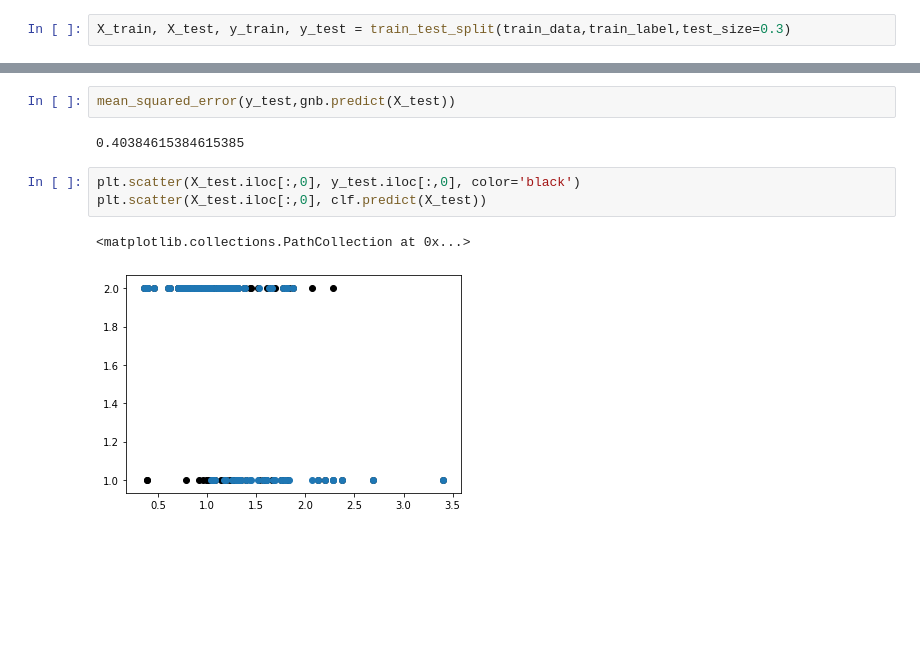
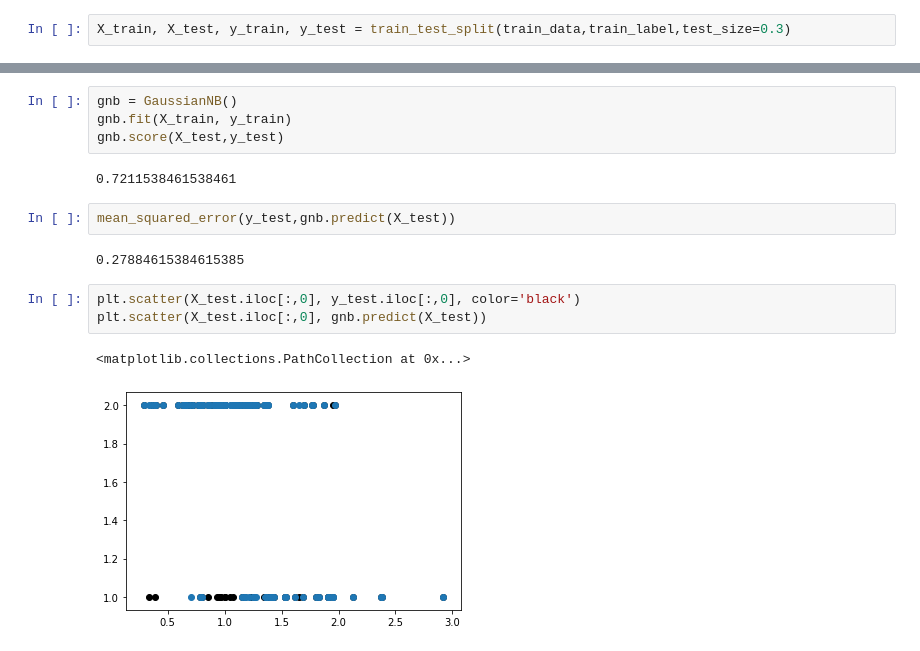
Before and after one commit to jefffang19/MachineLearningHomeWork, a Jupyter notebook: B053040017_HW3.ipynb, the cells around one changed output, grey strips where cells are left out. Drawn from its saved outputs; the diff is of its cells as text; blank space fills up the shorter version.

```diff
--- a/B053040017_HW3.ipynb
+++ b/B053040017_HW3.ipynb
@@ -221,10 +231,16 @@ clf.score(X_test,y_test)
+# %%
+gnb = GaussianNB()
+gnb.fit(X_train, y_train)
+gnb.score(X_test,y_test)
+# %% [output]
+0.7211538461538461
 # %%
 mean_squared_error(y_test,gnb.predict(X_test))
 # %% [output]
-0.40384615384615385
+0.27884615384615385
 # %%
 plt.scatter(X_test.iloc[:,0], y_test.iloc[:,0], color='black')
-plt.scatter(X_test.iloc[:,0], clf.predict(X_test))
+plt.scatter(X_test.iloc[:,0], gnb.predict(X_test))
 # %% [output]
 <matplotlib.collections.PathCollection at 0x...>
-[figure, old version]
+[figure, new version]
```
Also changed, not shown: parts of 10 cells of this notebook.
